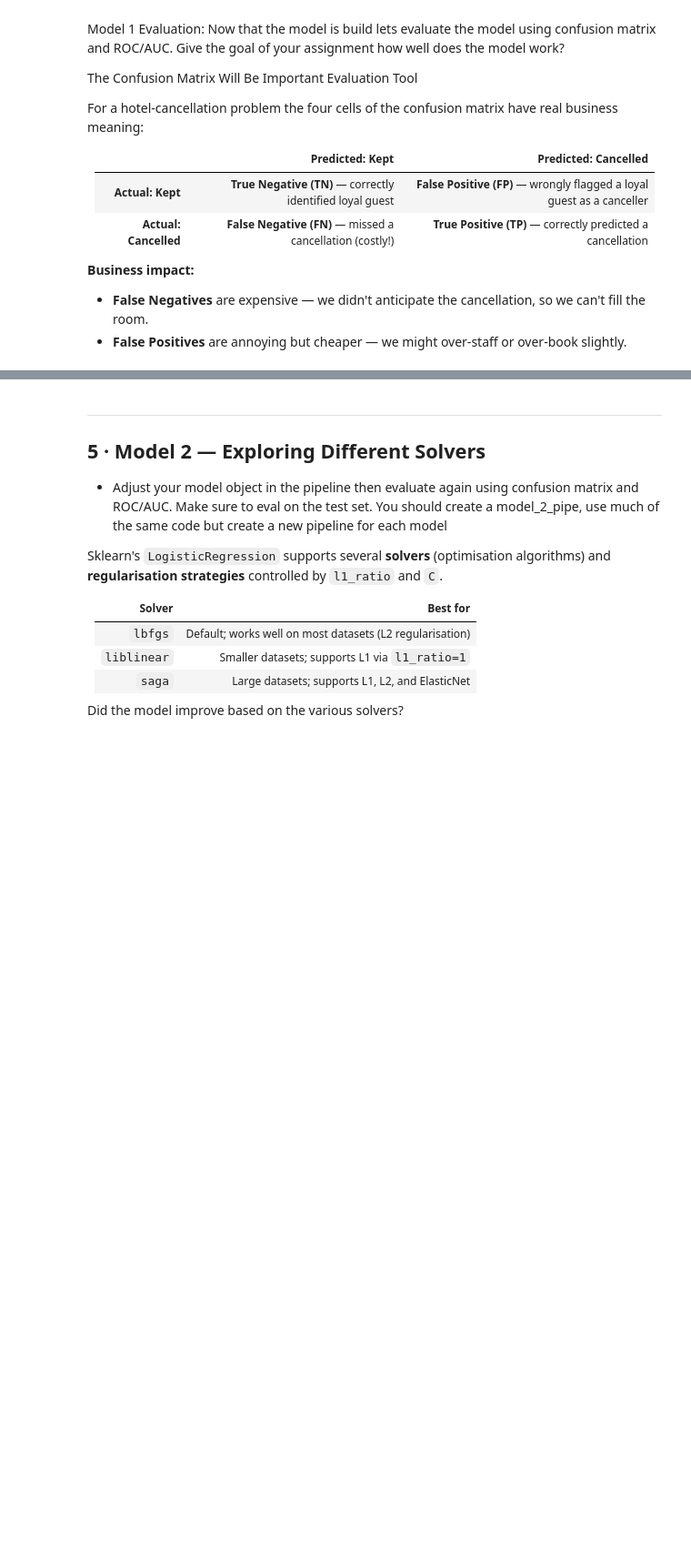
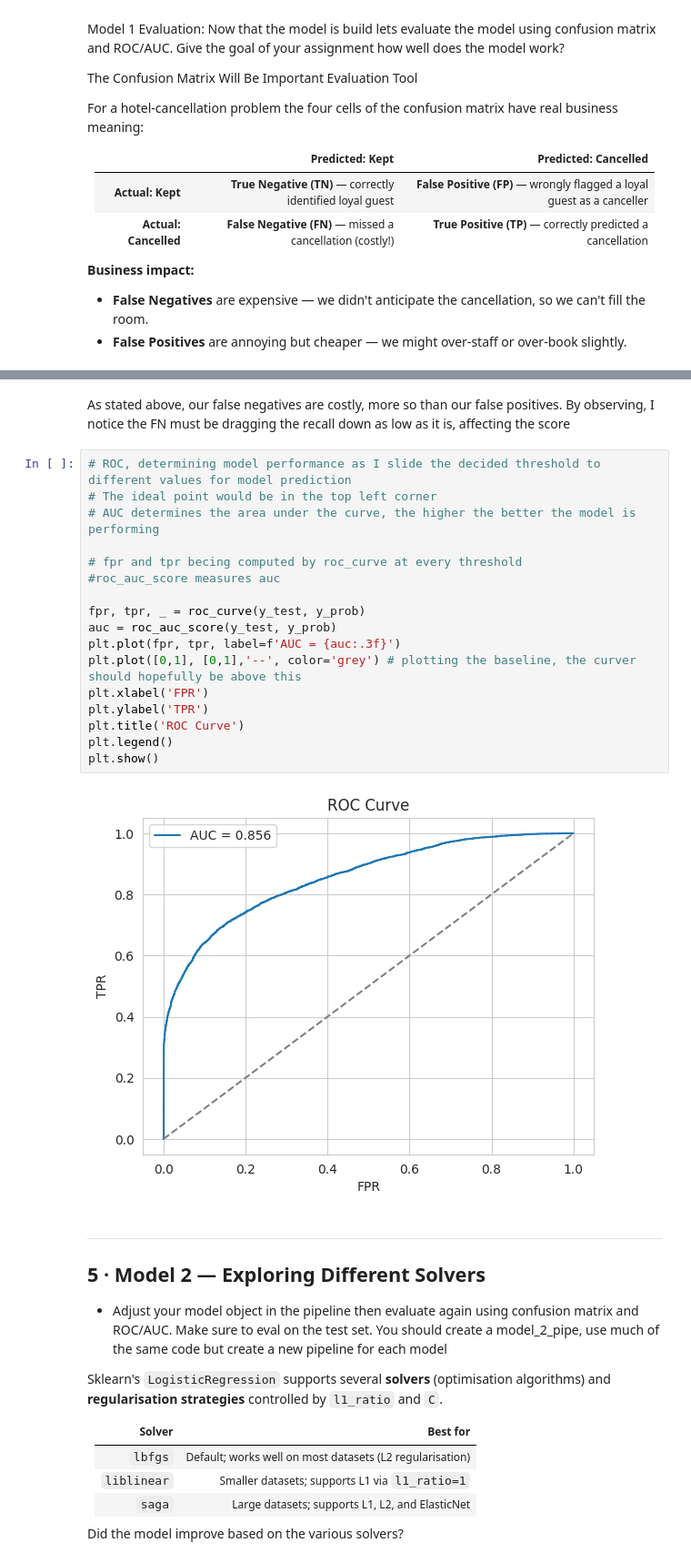
Before and after one commit to Mattcben1/Week9, a Jupyter notebook: hotel_cancellation_lab.ipynb, the cells around one changed output, grey strips where cells are left out. Shown at 91% size. Cells and saved outputs as stored; diff of their text form; blank space fills up the shorter version.

```diff
--- a/hotel_cancellation_lab.ipynb
+++ b/hotel_cancellation_lab.ipynb
@@ -188,3 +253,24 @@ For a hotel-cancellation problem the four cells of the confusion matrix have rea
+# %% [markdown]
+As stated above, our false negatives are costly, more so than our false positives. By observing, I notice the FN must be dragging the recall down as low as it is, affecting the score
+# %%
+# ROC, determining model performance as I slide the decided threshold to different values for model prediction
+# The ideal point would be in the top left corner
+# AUC determines the area under the curve, the higher the better the model is performing
+
+# fpr and tpr becing computed by roc_curve at every threshold
+#roc_auc_score measures auc
+
+fpr, tpr, _ = roc_curve(y_test, y_prob)
+auc = roc_auc_score(y_test, y_prob)
+plt.plot(fpr, tpr, label=f'AUC = {auc:.3f}')
+plt.plot([0,1], [0,1],'--', color='grey') # plotting the baseline, the curver should hopefully be above this
+plt.xlabel('FPR')
+plt.ylabel('TPR')
+plt.title('ROC Curve')
+plt.legend()
+plt.show()
+# %% [output]
+[figure, added]
 # %% [markdown]
 ---
 ## 5 · Model 2 — Exploring Different Solvers
```
Also changed, not shown: parts of 8 cells of this notebook.
